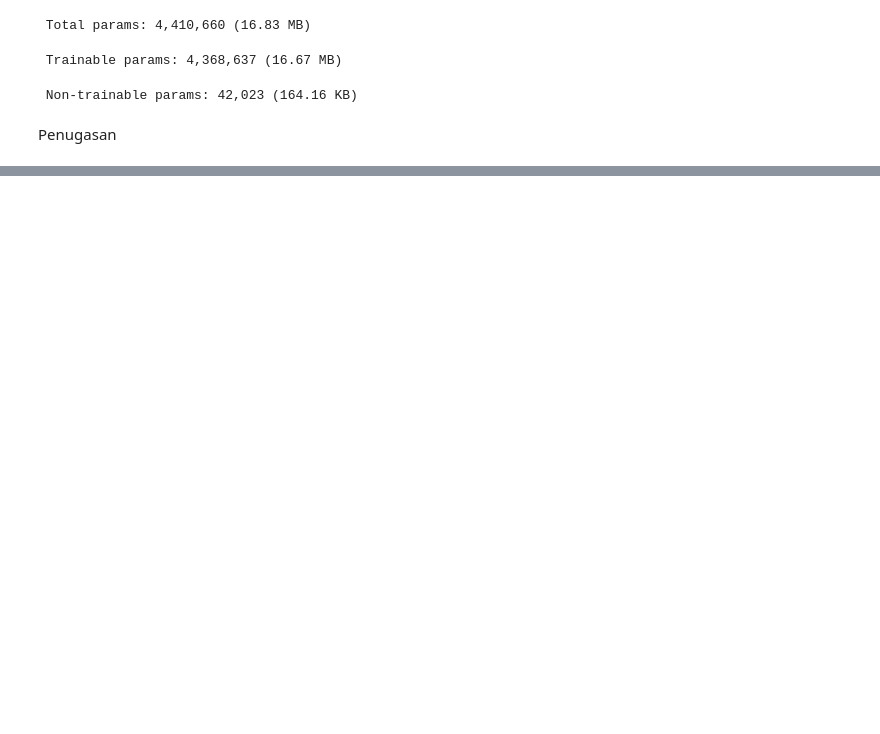
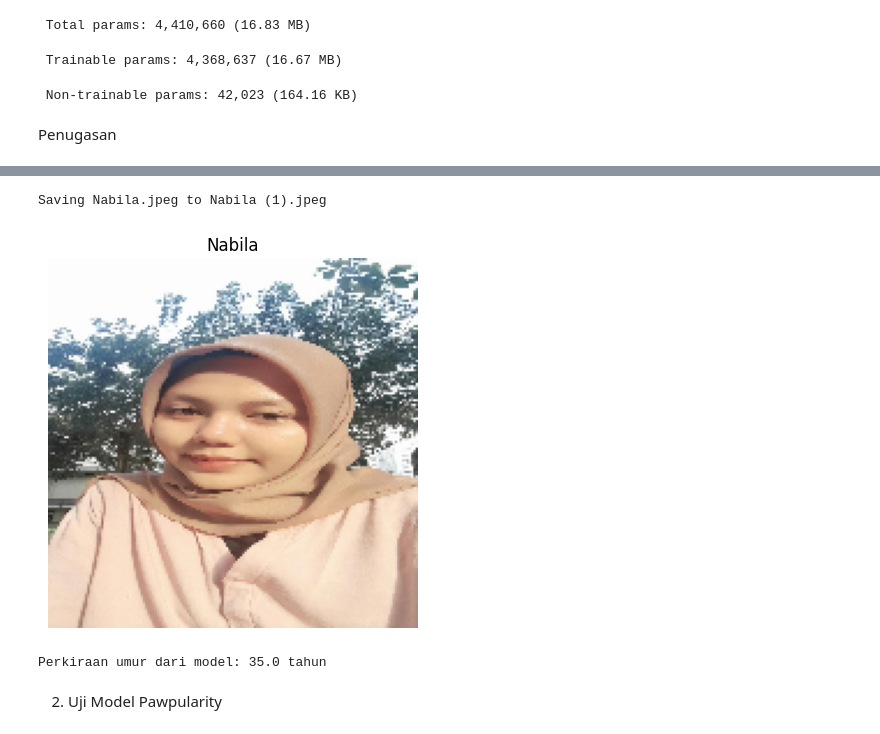
Before and after one commit to Nabila310/2025_Visi-Komputer_TI2A, a Jupyter notebook: Jobsheet_03_Teknik_Regresi_Gambar_.ipynb, the cells around one changed output, grey strips where cells are left out. Drawn from its saved outputs; the diff is of its cells as text; code cells hidden in the pictures; blank space fills up the shorter version.

```diff
--- a/Jobsheet_03_Teknik_Regresi_Gambar_.ipynb
+++ b/Jobsheet_03_Teknik_Regresi_Gambar_.ipynb
@@ -1268,0 +888,22 @@ FileNotFoundError: [Errno 2] Unable to synchronously open file (unable to open f
+# %%
+from google.colab import files
+uploaded = files.upload()
+
+import tensorflow as tf
+import matplotlib.pyplot as plt
+
+IMG_SIZE = 160  # ukuran model UTKFace
+img_path = list(uploaded.keys())[0]
+
+img = tf.io.read_file(img_path)
+img = tf.image.decode_jpeg(img, channels=3)
+img = tf.image.resize(img, (IMG_SIZE, IMG_SIZE)) / 255.0
+
+plt.imshow(img.numpy())
+plt.axis('off')
+plt.title("Nabila")
+plt.show()
+
+pred_age = model.predict(tf.expand_dims(img, 0), verbose=0).ravel()[0]
+print(f"Perkiraan umur dari model: {pred_age:.1f} tahun")
+# %% [output]
@@ -1268,0 +911,5 @@ FileNotFoundError: [Errno 2] Unable to synchronously open file (unable to open f
+Saving Nabila.jpeg to Nabila (1).jpeg
+[figure, added]
+Perkiraan umur dari model: 35.0 tahun
+# %% [markdown]
+2. Uji Model Pawpularity
```
Also changed, not shown: parts of 39 cells of this notebook.
